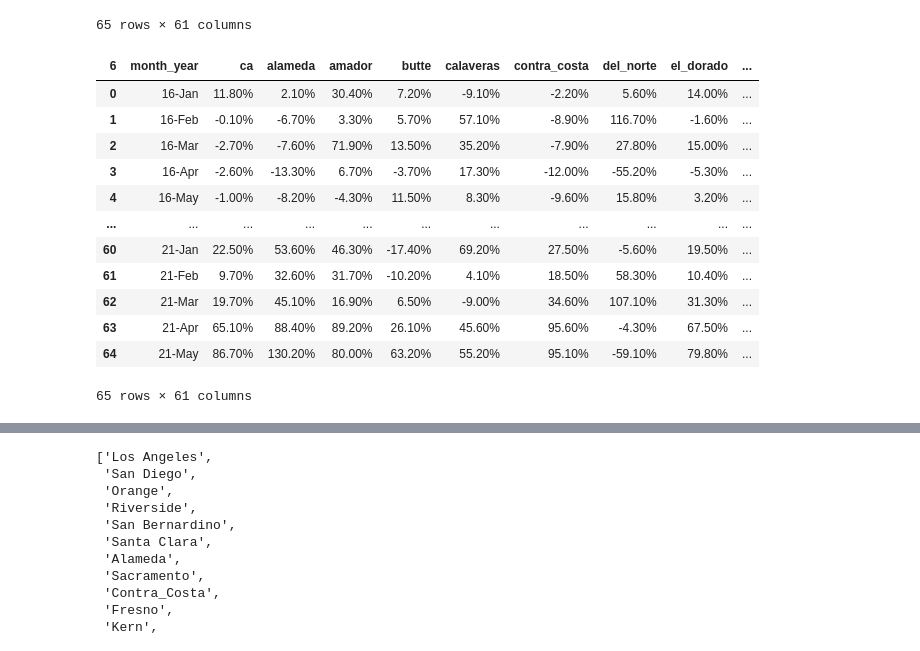
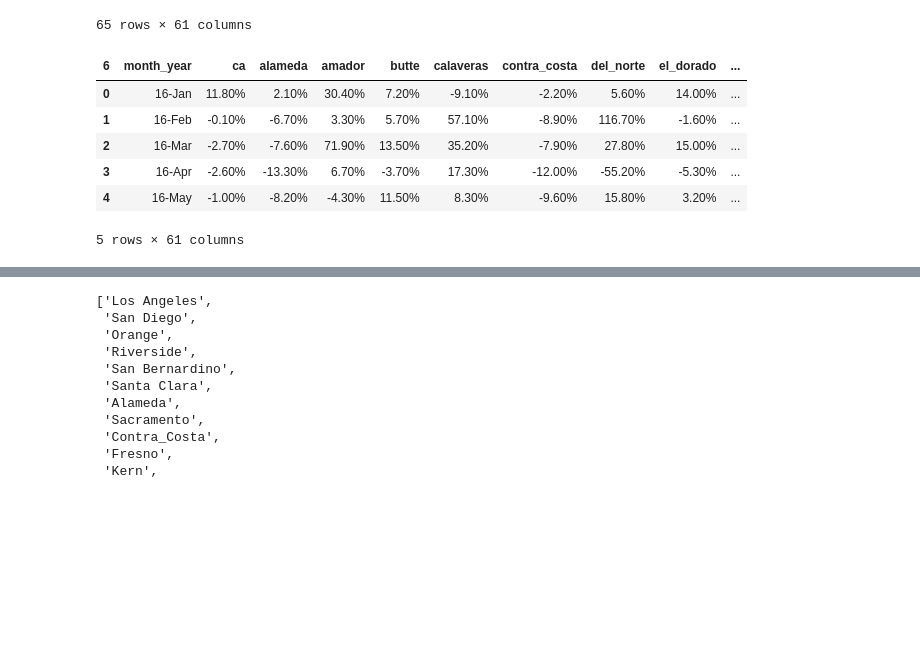
Before and after one commit to sustainedtang/project2ucd, a Jupyter notebook: data_cleanup.ipynb, the cells around one changed output, grey strips where cells are left out. Saved outputs shown, nothing was run; the diff lists cells and outputs as text; code cells hidden in the pictures; blank space fills up the shorter version.

```diff
--- a/data_cleanup.ipynb
+++ b/data_cleanup.ipynb
@@ -179,41 +170,35 @@ percent_df_transformed = percent_change_df.rename(columns={'Mon-Yr':'month_year'
                                                            'Del Norte':'del_norte',
                                                               'El Dorado':'el_dorado',
                                                              'Contra-Costa':'contra_costa',
                                                              'Los Angeles':'los_angeles',
                                                              'LA Metro':'la_metro',
                                                              'Central Coast':'central_coast',
                                                              'Central Valley':'central_valley',
                                                              'Far North':'far_north',
                                                              'Inland Empire':'inland_empire',
                                                               'San Benito':'san_benito',
                                                               'San Bernardino':'san_bernardino',
                                                               'San Diego':'san_diego',
                                                               'San Francisco':'san_francisco',
                                                               'San Joaquin':'san_joaquin',
                                                               'San Luis Obispo':'san_luis_obispo',
                                                               'San Mateo':'san_mateo',
                                                               'Santa Barbara':'santa_barbara',
                                                               'Santa Clara':'santa_clara',
                                                               'Santa Cruz':'santa_cruz',
                                                               'SF Bay Area':'sf_bay_area'})
 
 percent_df_transformed.columns = percent_df_transformed.columns.str.lower()
 
-percent_df_transformed
+percent_df_transformed.head()
 # %% [output]
 | 6 | month_year | ca | alameda | amador | butte | calaveras | contra_costa | del_norte | el_dorado | ... |
 | 0 | 16-Jan | 11.80% | 2.10% | 30.40% | 7.20% | -9.10% | -2.20% | 5.60% | 14.00% | ... |
 | 1 | 16-Feb | -0.10% | -6.70% | 3.30% | 5.70% | 57.10% | -8.90% | 116.70% | -1.60% | ... |
 | 2 | 16-Mar | -2.70% | -7.60% | 71.90% | 13.50% | 35.20% | -7.90% | 27.80% | 15.00% | ... |
 | 3 | 16-Apr | -2.60% | -13.30% | 6.70% | -3.70% | 17.30% | -12.00% | -55.20% | -5.30% | ... |
 | 4 | 16-May | -1.00% | -8.20% | -4.30% | 11.50% | 8.30% | -9.60% | 15.80% | 3.20% | ... |
-| ... | ... | ... | ... | ... | ... | ... | ... | ... | ... | ... |
-| 60 | 21-Jan | 22.50% | 53.60% | 46.30% | -17.40% | 69.20% | 27.50% | -5.60% | 19.50% | ... |
-| 61 | 21-Feb | 9.70% | 32.60% | 31.70% | -10.20% | 4.10% | 18.50% | 58.30% | 10.40% | ... |
-| 62 | 21-Mar | 19.70% | 45.10% | 16.90% | 6.50% | -9.00% | 34.60% | 107.10% | 31.30% | ... |
-| 63 | 21-Apr | 65.10% | 88.40% | 89.20% | 26.10% | 45.60% | 95.60% | -4.30% | 67.50% | ... |
-| 64 | 21-May | 86.70% | 130.20% | 80.00% | 63.20% | 55.20% | 95.10% | -59.10% | 79.80% | ... |
-65 rows × 61 columns
+5 rows × 61 columns
 # %%
 percent_no_psign = percent_df_transformed.columns
 percent_df_transformed[percent_no_psign] = percent_df_transformed[percent_no_psign].replace({'\%':''}, regex = True)
```
Also changed, not shown: parts of 14 cells of this notebook.
